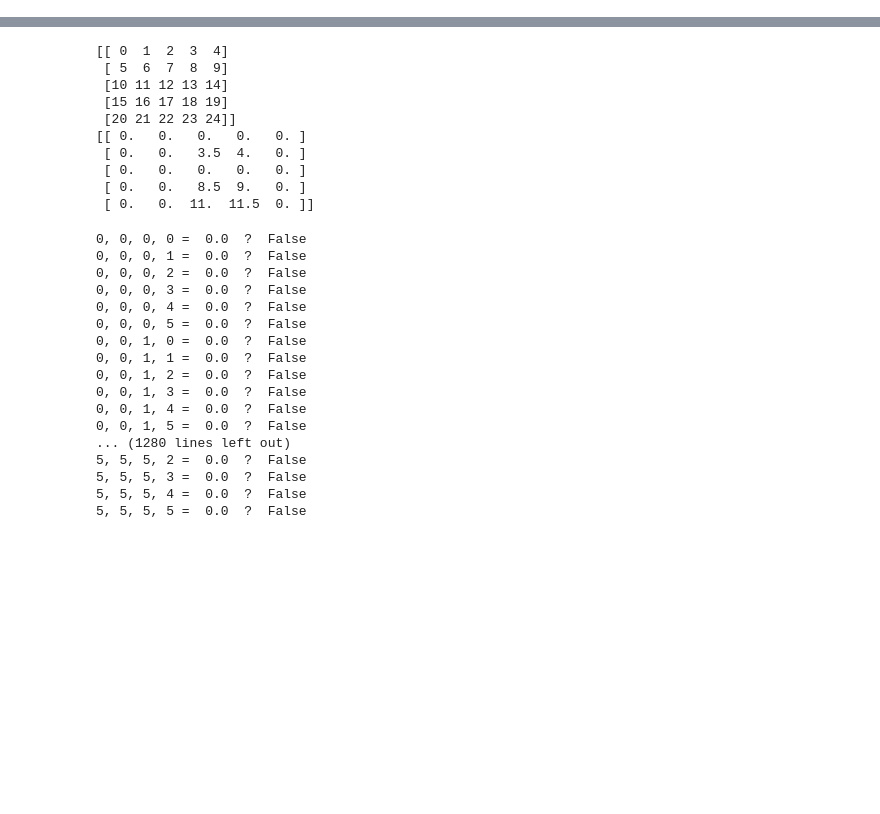
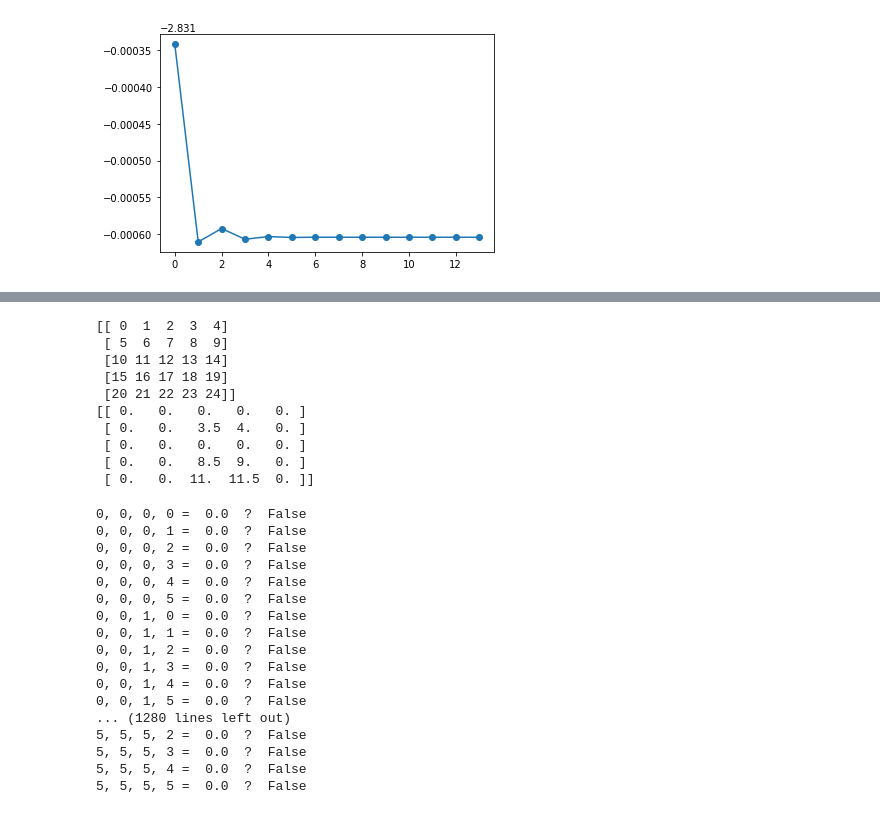
Before and after one commit to ErlendLima/FYS4480, a Jupyter notebook: project2/python/testing.ipynb, the cells around one changed output, grey strips where cells are left out. Saved outputs shown, nothing was run; the diff lists cells and outputs as text; code cells hidden in the pictures; blank space fills up the shorter version.

```diff
--- a/project2/python/testing.ipynb
+++ b/project2/python/testing.ipynb
@@ -15 +15,9 @@ plt.show()
+# %%
+ccd = CCD(Z=2)
+ccd.transform_to_hfock()
+E, _ = ccd.solve(maxiter=100)
+plt.plot(E, '-o')
+plt.show()
+# %% [output]
+[figure, added]
 # %%
```
Also changed, not shown: parts of 8 cells of this notebook, 5 other files.
